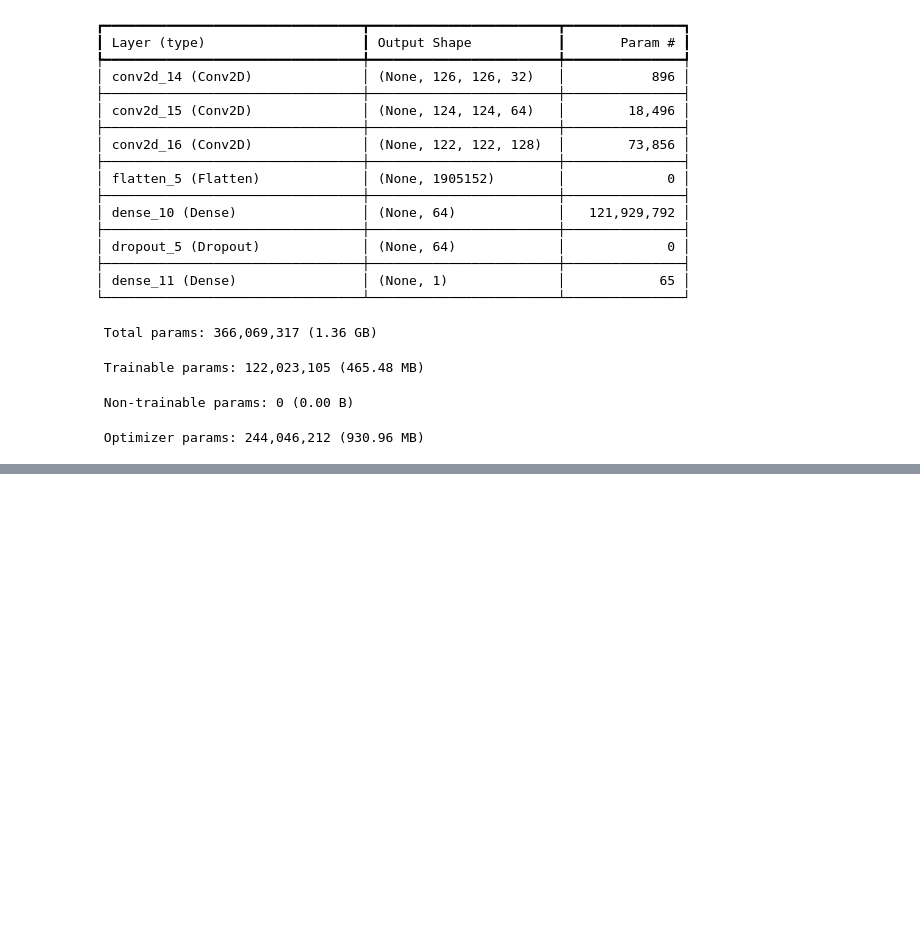
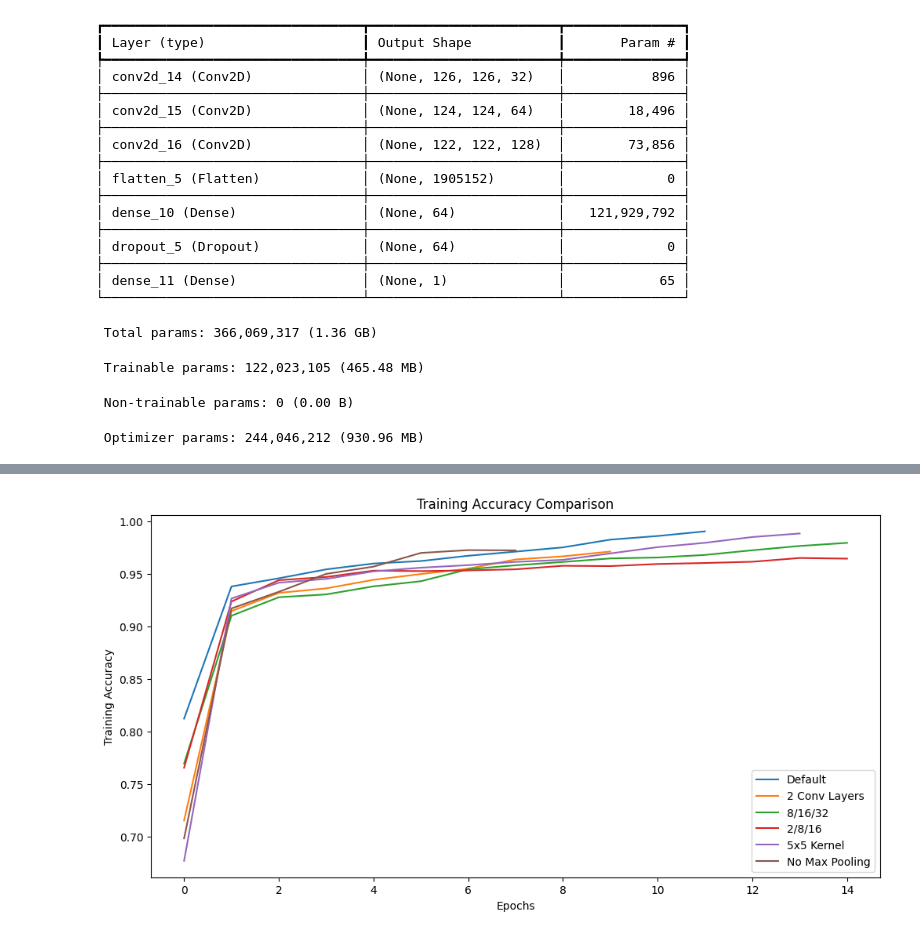
Before and after one commit to up941791/ACT_2, a Jupyter notebook: py/Q3_folder/Q3.ipynb, the cells around one changed output, grey strips where cells are left out. Saved outputs shown, nothing was run; the diff lists cells and outputs as text; code cells hidden in the pictures; blank space fills up the shorter version.

```diff
--- a/py/Q3_folder/Q3.ipynb
+++ b/py/Q3_folder/Q3.ipynb
@@ -870,0 +904,12 @@ plt.legend()
+# %%
+# Plotting all model training accuracies for comparison
+plt.figure(figsize=(12,6))
+for name, history in histories.items():
+    plt.plot(history.history['accuracy'], label=name)
+plt.title('Training Accuracy Comparison')
+plt.xlabel('Epochs')
+plt.ylabel('Training Accuracy')
+plt.legend()
+plt.show()
+# %% [output]
+[figure, added]
```
Also changed, not shown: parts of 22 cells of this notebook.
